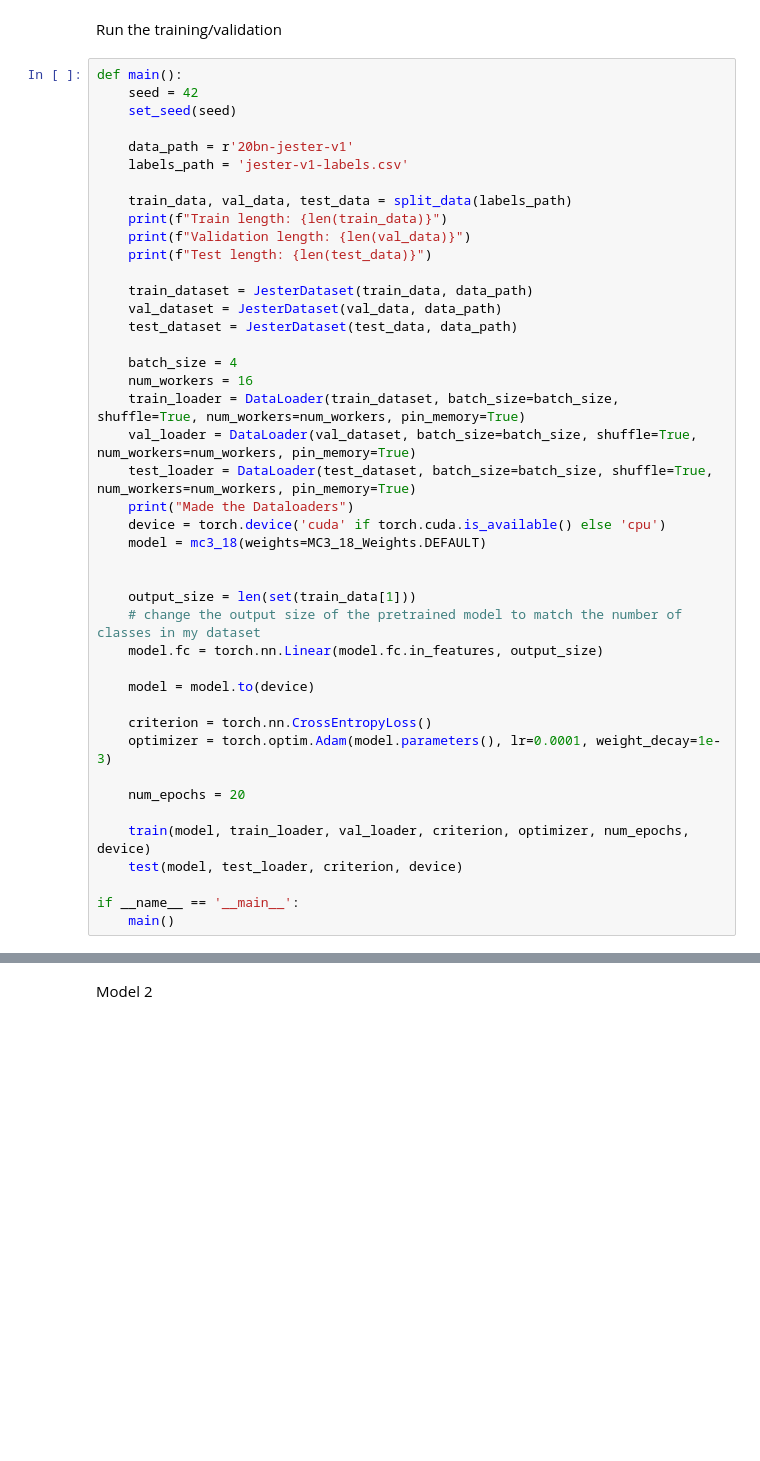
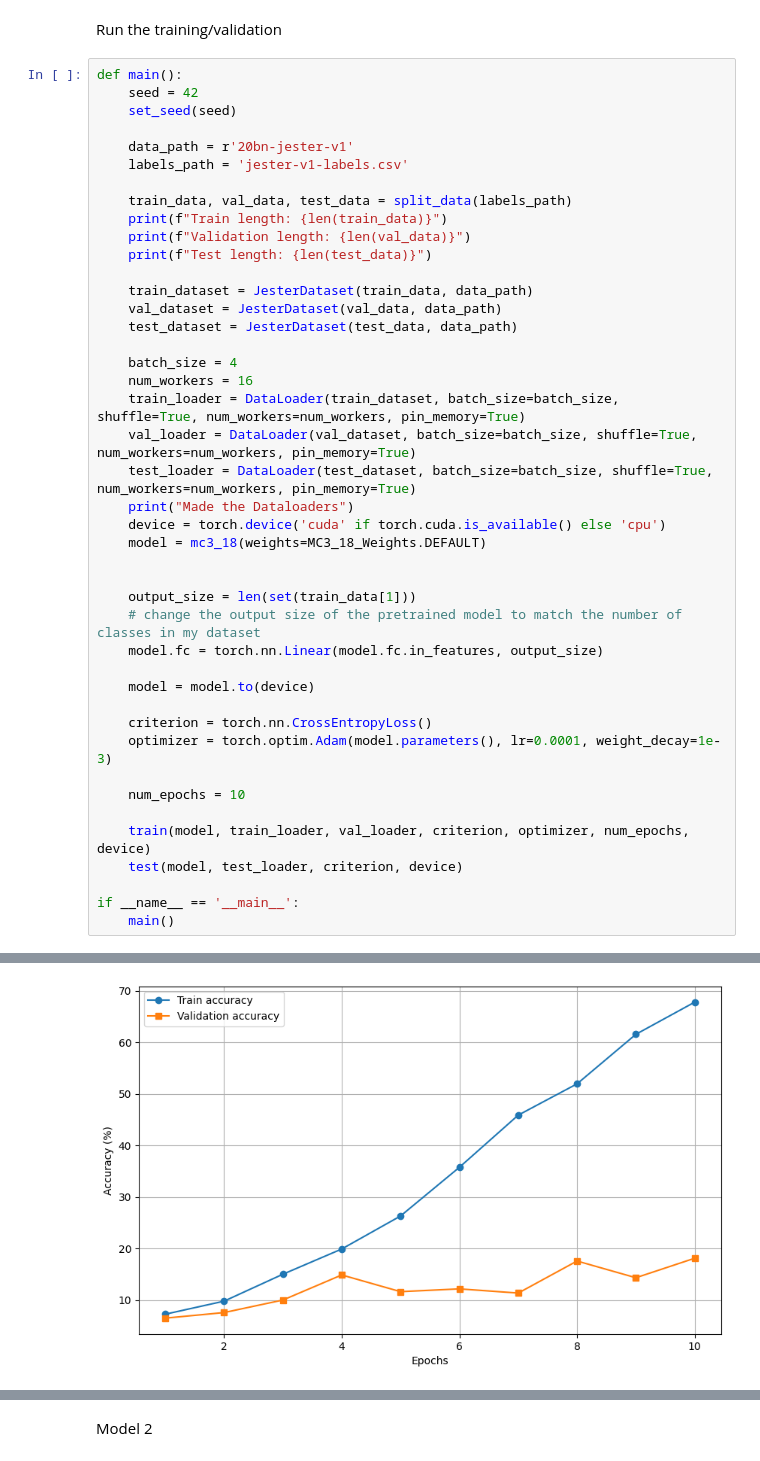
Before and after one commit to ozilla-dev/S3D-vs-VideoResNet, a Jupyter notebook: cv3_notebook.ipynb, the cells around one changed output, grey strips where cells are left out. Cells and saved outputs as stored; diff of their text form; blank space fills up the shorter version.

```diff
--- a/cv3_notebook.ipynb
+++ b/cv3_notebook.ipynb
@@ -226,7 +288,7 @@ def main():
     criterion = torch.nn.CrossEntropyLoss()
     optimizer = torch.optim.Adam(model.parameters(), lr=0.0001, weight_decay=1e-3)
 
-    num_epochs = 20
+    num_epochs = 10
 
     train(model, train_loader, val_loader, criterion, optimizer, num_epochs, device)
     test(model, test_loader, criterion, device)
@@ -241,0 +323 @@ OutOfMemoryError: CUDA out of memory. Tried to allocate 20.00 MiB (GPU 0; 7.74 G
+[figure, added]
```
Also changed, not shown: parts of 10 cells of this notebook, 13 other files.
